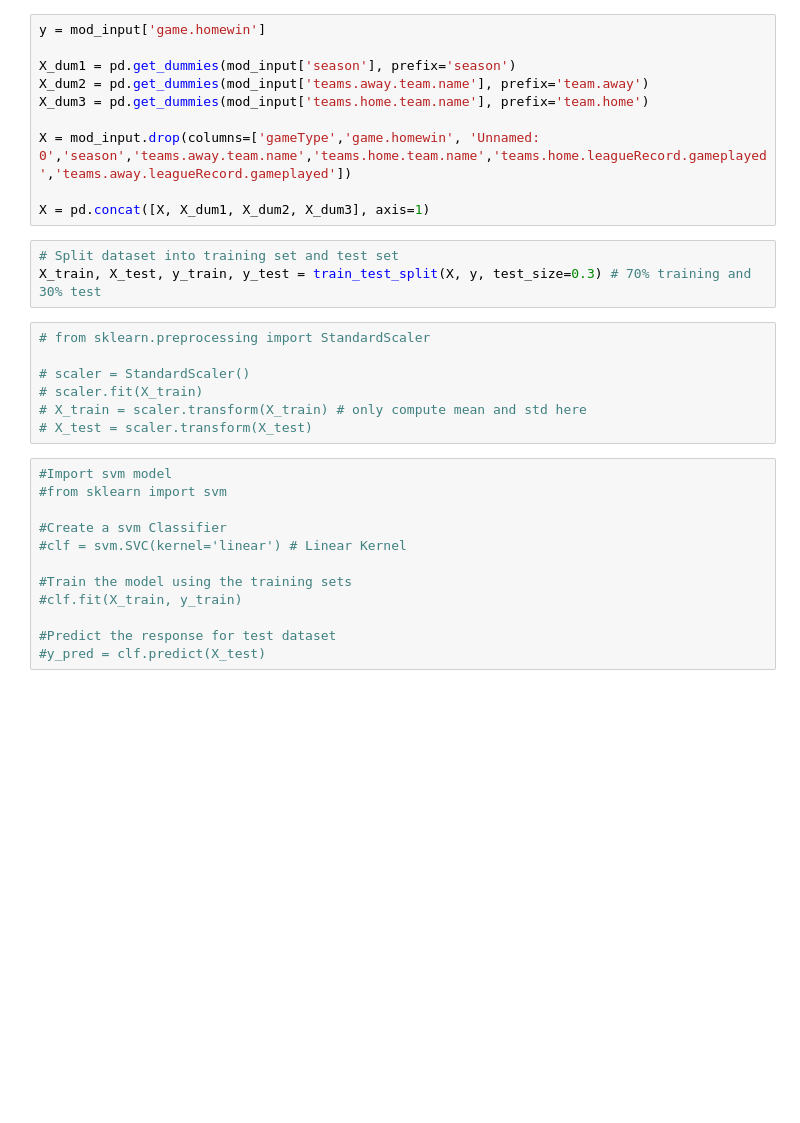
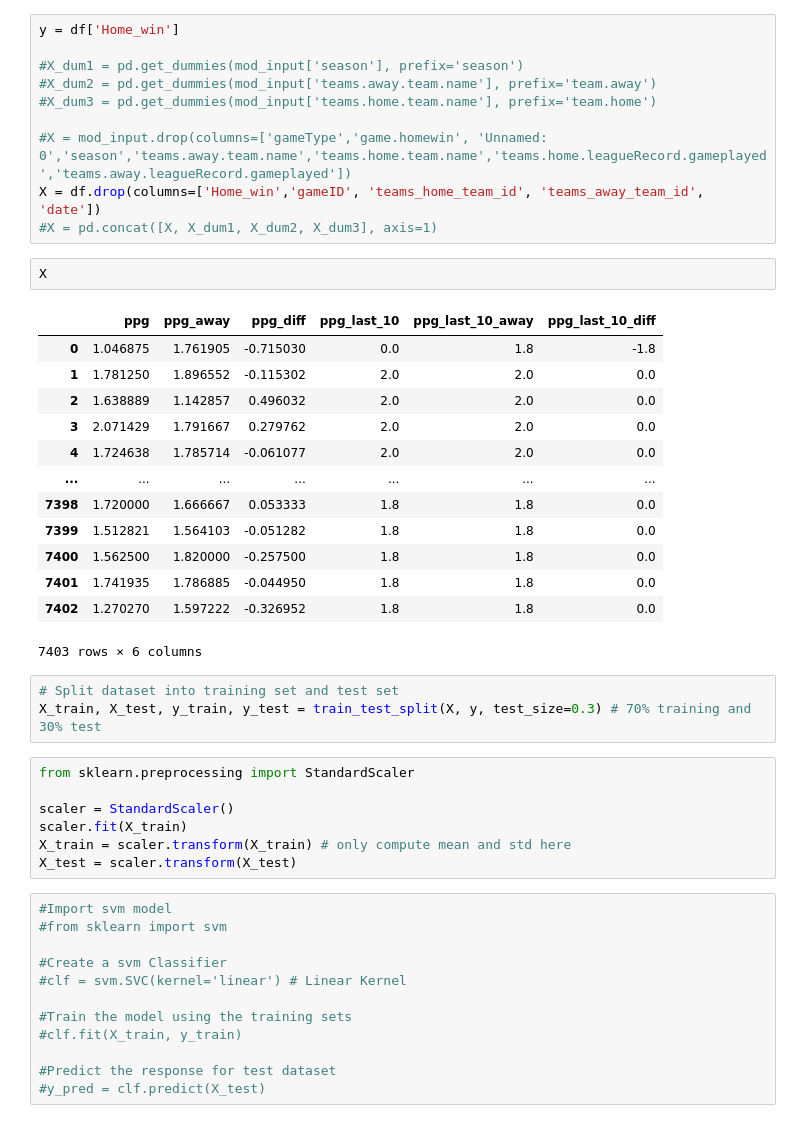
Before and after one commit to FrischWaugh/NHL_Prediction, a Jupyter notebook: notebooks/Make_Prediction.ipynb, the cells around one changed output. Drawn from its saved outputs; the diff is of its cells as text; blank space fills up the shorter version.

```diff
--- a/notebooks/Make_Prediction.ipynb
+++ b/notebooks/Make_Prediction.ipynb
@@ -40,23 +72,39 @@ mod_input.describe(include='all')
 # %%
-y = mod_input['game.homewin']
+y = df['Home_win']
 
-X_dum1 = pd.get_dummies(mod_input['season'], prefix='season')
-X_dum2 = pd.get_dummies(mod_input['teams.away.team.name'], prefix='team.away')
-X_dum3 = pd.get_dummies(mod_input['teams.home.team.name'], prefix='team.home')
+#X_dum1 = pd.get_dummies(mod_input['season'], prefix='season')
+#X_dum2 = pd.get_dummies(mod_input['teams.away.team.name'], prefix='team.away')
+#X_dum3 = pd.get_dummies(mod_input['teams.home.team.name'], prefix='team.home')
 
-X = mod_input.drop(columns=['gameType','game.homewin', 'Unnamed: 0','season','teams.away.team.name','teams.home.team.name','teams.home.leagueRecord.gameplayed','teams.away.leagueRecord.gameplayed'])
-
-X = pd.concat([X, X_dum1, X_dum2, X_dum3], axis=1)
+#X = mod_input.drop(columns=['gameType','game.homewin', 'Unnamed: 0','season','teams.away.team.name','teams.home.team.name','teams.home.leagueRecord.gameplayed','teams.away.leagueRecord.gameplayed'])
+X = df.drop(columns=['Home_win','gameID', 'teams_home_team_id', 'teams_away_team_id', 'date'])
+#X = pd.concat([X, X_dum1, X_dum2, X_dum3], axis=1)
+# %%
+X
+# %% [output]
+|  | ppg | ppg_away | ppg_diff | ppg_last_10 | ppg_last_10_away | ppg_last_10_diff |
+| 0 | 1.046875 | 1.761905 | -0.715030 | 0.0 | 1.8 | -1.8 |
+| 1 | 1.781250 | 1.896552 | -0.115302 | 2.0 | 2.0 | 0.0 |
+| 2 | 1.638889 | 1.142857 | 0.496032 | 2.0 | 2.0 | 0.0 |
+| 3 | 2.071429 | 1.791667 | 0.279762 | 2.0 | 2.0 | 0.0 |
+| 4 | 1.724638 | 1.785714 | -0.061077 | 2.0 | 2.0 | 0.0 |
+| ... | ... | ... | ... | ... | ... | ... |
+| 7398 | 1.720000 | 1.666667 | 0.053333 | 1.8 | 1.8 | 0.0 |
+| 7399 | 1.512821 | 1.564103 | -0.051282 | 1.8 | 1.8 | 0.0 |
+| 7400 | 1.562500 | 1.820000 | -0.257500 | 1.8 | 1.8 | 0.0 |
+| 7401 | 1.741935 | 1.786885 | -0.044950 | 1.8 | 1.8 | 0.0 |
+| 7402 | 1.270270 | 1.597222 | -0.326952 | 1.8 | 1.8 | 0.0 |
+7403 rows × 6 columns
 # %%
 # Split dataset into training set and test set
 X_train, X_test, y_train, y_test = train_test_split(X, y, test_size=0.3) # 70% training and 30% test
 # %%
-# from sklearn.preprocessing import StandardScaler
+from sklearn.preprocessing import StandardScaler
 
-# scaler = StandardScaler()
-# scaler.fit(X_train)
-# X_train = scaler.transform(X_train) # only compute mean and std here
-# X_test = scaler.transform(X_test)
+scaler = StandardScaler()
+scaler.fit(X_train)
+X_train = scaler.transform(X_train) # only compute mean and std here
+X_test = scaler.transform(X_test)
 # %%
 #Import svm model
 #from sklearn import svm
```
Also changed, not shown: parts of 24 cells of this notebook, 8 other files.
